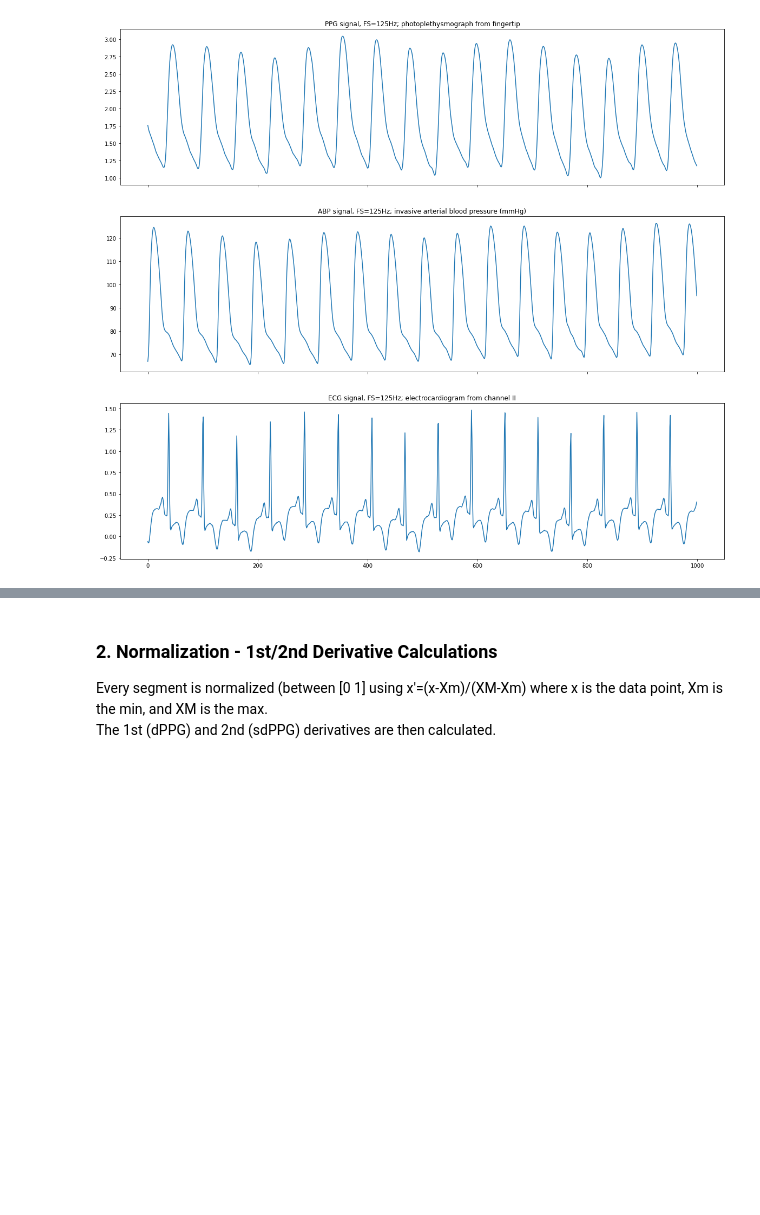
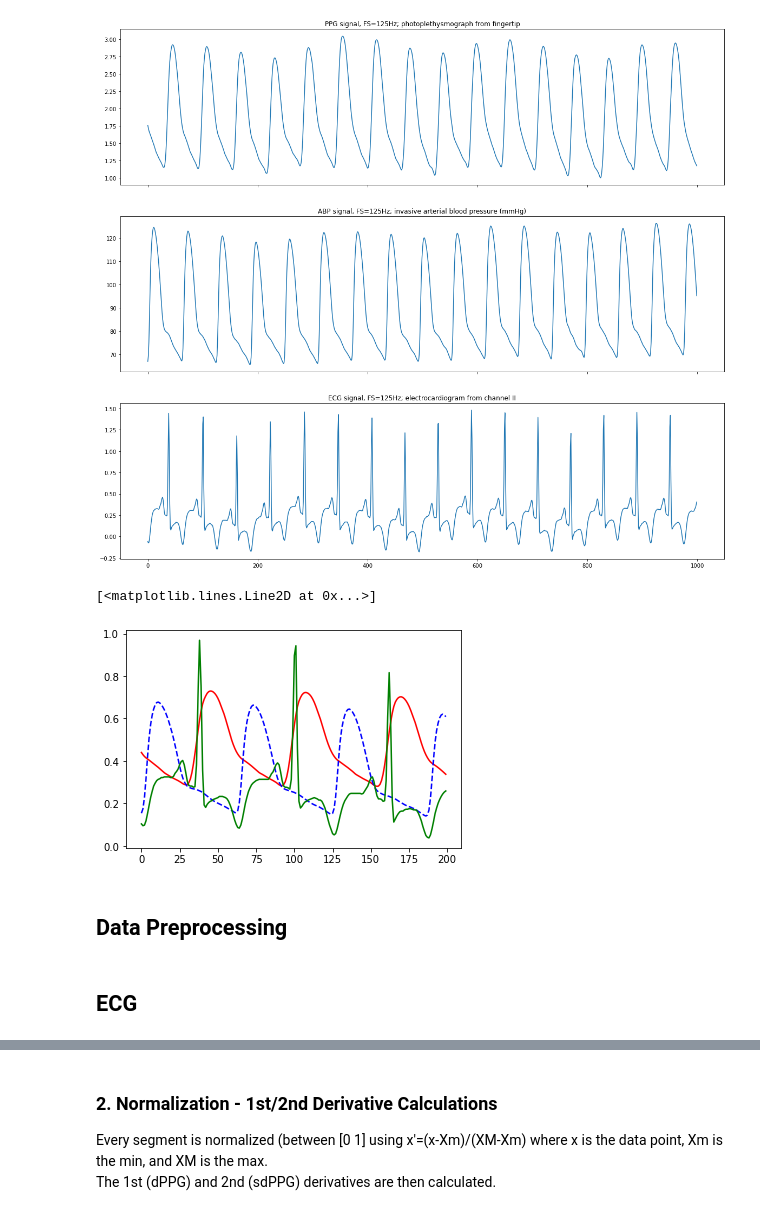
Before and after one commit to anr22156/VT_SeniorDesign, a Jupyter notebook: Algorithm_practice.ipynb, the cells around one changed output, grey strips where cells are left out. Drawn from its saved outputs; the diff is of its cells as text; code cells hidden in the pictures; blank space fills up the shorter version.

```diff
--- a/Algorithm_practice.ipynb
+++ b/Algorithm_practice.ipynb
@@ -46,7 +47,18 @@ ax3.plot(records[0][2][:1000])
 ax3.title.set_text('ECG signal, FS=125Hz; electrocardiogram from channel II')
 # %% [output]
 [figure]
+# %%
+plt.plot(preprocessing.minmax_scale(records[0][0],feature_range=(0, 1))[:200],'r')
+plt.plot(preprocessing.minmax_scale(records[0][1],feature_range=(0, 1))[:200],'b--')
+plt.plot(preprocessing.minmax_scale(records[0][2],feature_range=(0, 1))[:200],'g')
+# %% [output]
+[<matplotlib.lines.Line2D at 0x...>]
+[figure, added]
 # %%
 PPG = np.array(records[0][0])
 ABP = np.array(records[0][1])
 ECG = np.array(records[0][2])
+# %% [markdown]
+## Data Preprocessing
+# %% [markdown]
+## ECG
```
Also changed, not shown: parts of 124 cells of this notebook.
